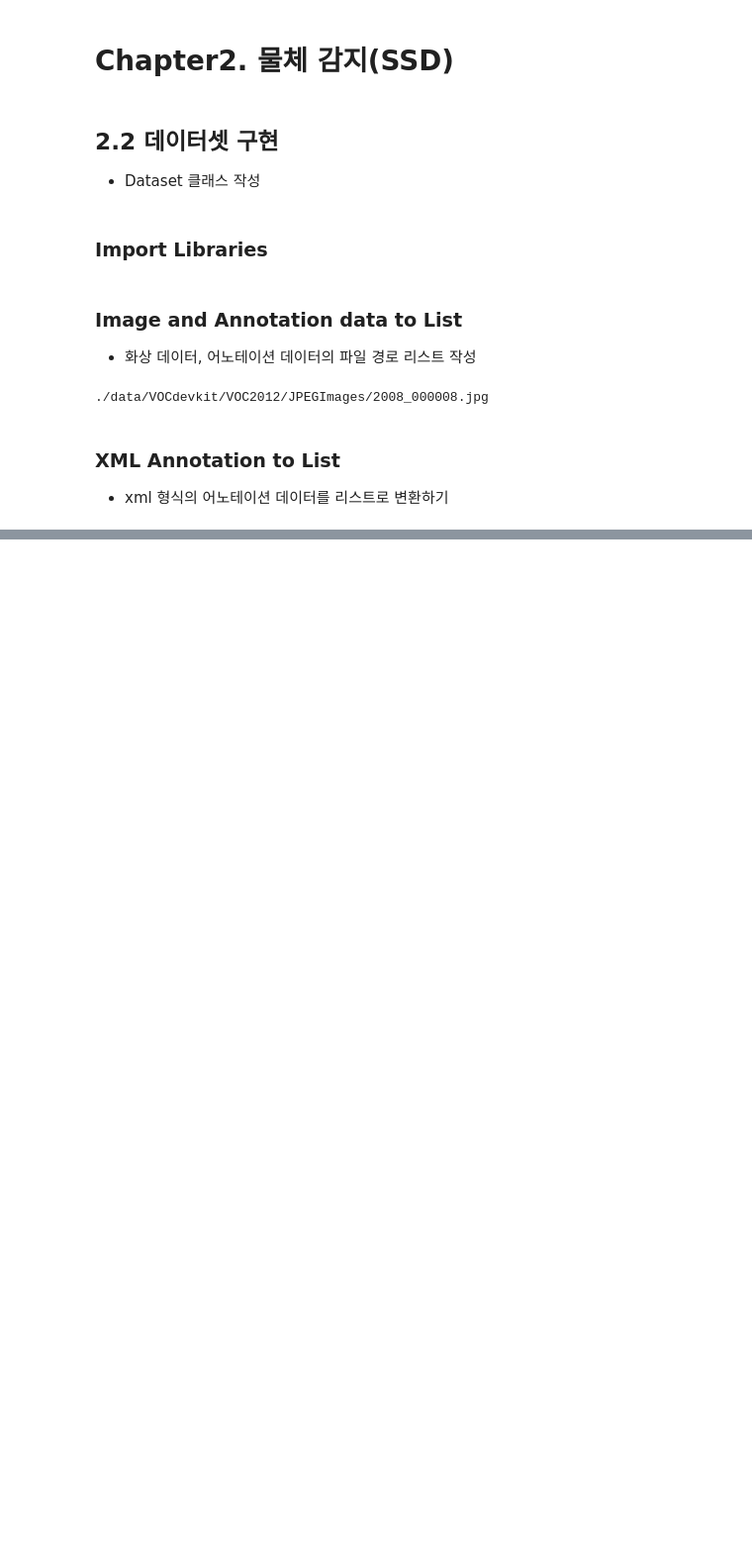
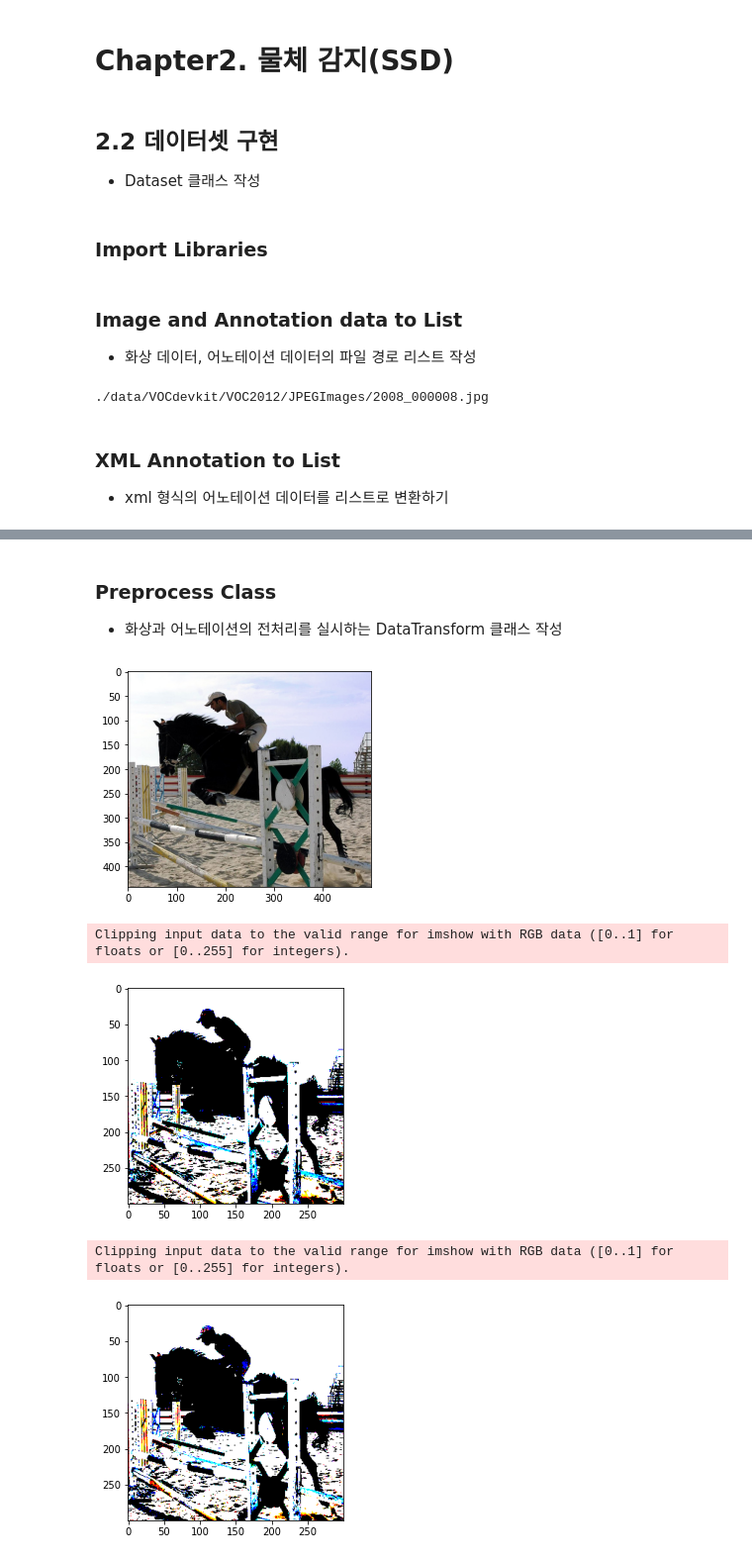
Before and after one commit to jhlee508/pytorch-advanced, a Jupyter notebook: chapter2_object_detection_ssd.ipynb, the cells around one changed output, grey strips where cells are left out. Shown at 99% size. Cells and saved outputs as stored; diff of their text form; code cells hidden in the pictures; blank space fills up the shorter version.

```diff
--- a/chapter2_object_detection_ssd.ipynb
+++ b/chapter2_object_detection_ssd.ipynb
@@ -295,0 +299,3 @@ transform_anno(val_anno_list[ind], width, height)
+# %% [markdown]
+### Preprocess Class
+- 화상과 어노테이션의 전처리를 실시하는 DataTransform 클래스 작성
@@ -295,0 +350,40 @@ transform_anno(val_anno_list[ind], width, height)
+# %%
+# 동작 확인
+
+# 1. 화상 읽기
+image_file_path = train_img_list[0]
+img = cv2.imread(image_file_path)  # [높이][폭][색BGR]
+height, width, channels = img.shape  # 화상의 크기 취득
+
+# 2. 어노테이션을 리스트로
+transform_anno = Anno_xml2list(voc_classes)
+anno_list = transform_anno(train_anno_list[0], width, height)
+
+# 3. 원래 화상을 표시
+plt.imshow(cv2.cvtColor(img, cv2.COLOR_BGR2RGB))
+plt.show()
+
+# 4. 전처리 클래스 작성
+color_mean = (104, 117, 123)  # (BGR) 색상의 평균값 (imageNet)
+input_size = 300  # 화상의 input 사이즈를 300×300으로
+transform = DataTransform(input_size, color_mean)
+
+# 5. train 화상의 표시
+phase = "train"
+img_transformed, boxes, labels = transform(
+    img, phase, anno_list[:, :4], anno_list[:, 4])
+plt.imshow(cv2.cvtColor(img_transformed, cv2.COLOR_BGR2RGB))
+plt.show()
+
+# 6. val 화상의 표시
+phase = "val"
+img_transformed, boxes, labels = transform(
+    img, phase, anno_list[:, :4], anno_list[:, 4])
+plt.imshow(cv2.cvtColor(img_transformed, cv2.COLOR_BGR2RGB))
+plt.show()
+# %% [output]
+[figure, added]
+Clipping input data to the valid range for imshow with RGB data ([0..1] for floats or [0..255] for integers).
+[figure, added]
+Clipping input data to the valid range for imshow with RGB data ([0..1] for floats or [0..255] for integers).
+[figure, added]
```
Also changed, not shown: parts of 33 cells of this notebook.
